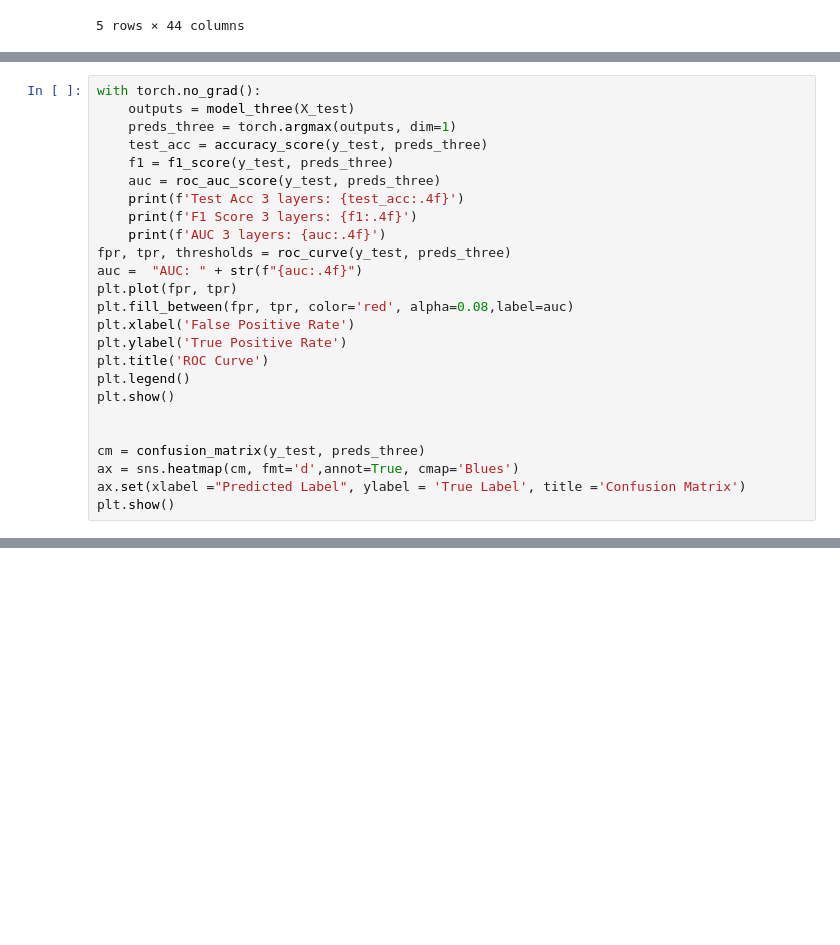
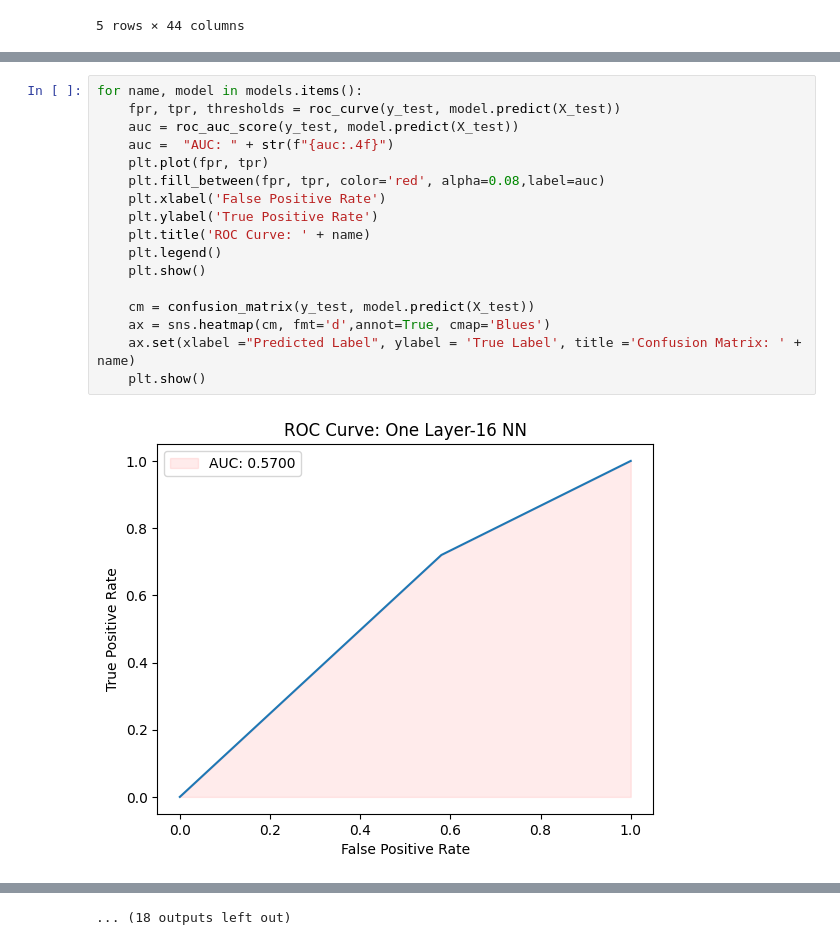
Before and after one commit to timnd08/hair-health-model, a Jupyter notebook: main_nn.ipynb, the cells around one changed output, grey strips where cells are left out. Cells and saved outputs as stored; diff of their text form; blank space fills up the shorter version.

Commit message:
add MLPClassifier with 1, 2,3, 5  layers

```diff
--- a/main_nn.ipynb
+++ b/main_nn.ipynb
@@ -494,25 +227,0 @@ AUC 2 layers: 0.5000
-# %%
-with torch.no_grad():
-    outputs = model_three(X_test)
-    preds_three = torch.argmax(outputs, dim=1)
-    test_acc = accuracy_score(y_test, preds_three)
-    f1 = f1_score(y_test, preds_three)
-    auc = roc_auc_score(y_test, preds_three)
-    print(f'Test Acc 3 layers: {test_acc:.4f}')
-    print(f'F1 Score 3 layers: {f1:.4f}')
-    print(f'AUC 3 layers: {auc:.4f}')
-fpr, tpr, thresholds = roc_curve(y_test, preds_three)
-auc =  "AUC: " + str(f"{auc:.4f}")
-plt.plot(fpr, tpr)
-plt.fill_between(fpr, tpr, color='red', alpha=0.08,label=auc)
-plt.xlabel('False Positive Rate')
-plt.ylabel('True Positive Rate')
-plt.title('ROC Curve')
-plt.legend()
-plt.show()
-
-
-cm = confusion_matrix(y_test, preds_three)
-ax = sns.heatmap(cm, fmt='d',annot=True, cmap='Blues')
-ax.set(xlabel ="Predicted Label", ylabel = 'True Label', title ='Confusion Matrix')
-plt.show()
@@ -524,0 +288,19 @@ AUC 3 layers: 0.5300
+# %%
+for name, model in models.items():
+    fpr, tpr, thresholds = roc_curve(y_test, model.predict(X_test))
+    auc = roc_auc_score(y_test, model.predict(X_test))
+    auc =  "AUC: " + str(f"{auc:.4f}")
+    plt.plot(fpr, tpr)
+    plt.fill_between(fpr, tpr, color='red', alpha=0.08,label=auc)
+    plt.xlabel('False Positive Rate')
+    plt.ylabel('True Positive Rate')
+    plt.title('ROC Curve: ' + name)
+    plt.legend()
+    plt.show()
+
+    cm = confusion_matrix(y_test, model.predict(X_test))
+    ax = sns.heatmap(cm, fmt='d',annot=True, cmap='Blues')
+    ax.set(xlabel ="Predicted Label", ylabel = 'True Label', title ='Confusion Matrix: ' + name)
+    plt.show()
+# %% [output]
+[figure, added]
@@ -524,0 +318 @@ AUC 3 layers: 0.5300
+... (18 outputs left out)
```
Also changed, not shown: parts of 14 cells of this notebook.
